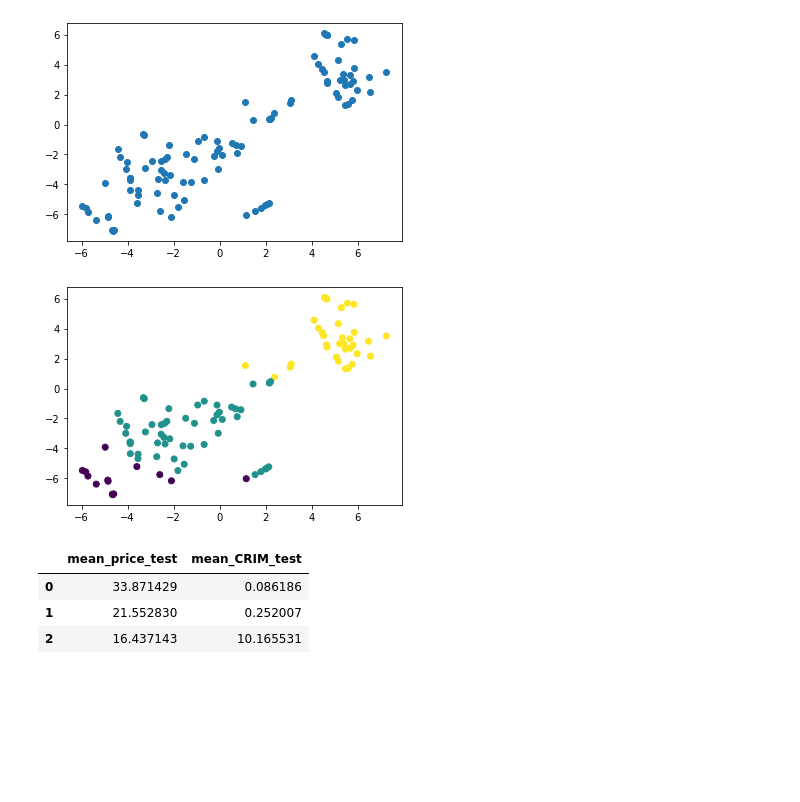
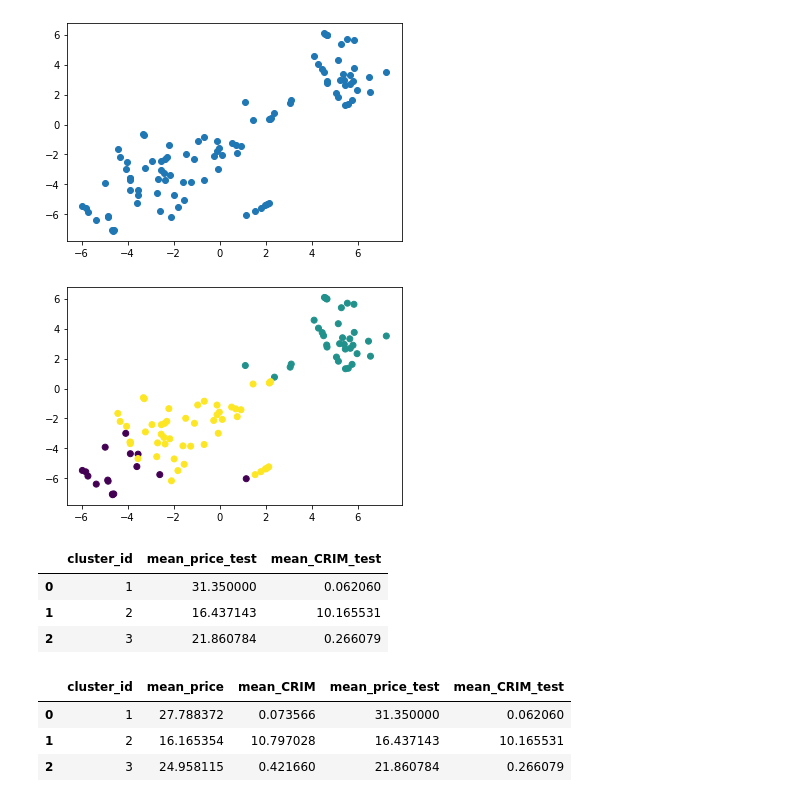
Before and after one commit to AlexandraFil/Geekbrains_2.0, a Jupyter notebook: python_ds/lesson_8/sklearn_without.ipynb, the cells around one changed output. Drawn from its saved outputs; the diff is of its cells as text; code cells hidden in the pictures; blank space fills up the shorter version.

```diff
--- a/python_ds/lesson_8/sklearn_without.ipynb
+++ b/python_ds/lesson_8/sklearn_without.ipynb
@@ -152,22 +157,23 @@ plt.show()
 # %% [output]
 [figure]
 # %%
-labels_test = kmeans.fit_predict(X_test_scaled)
+labels_test = kmeans.predict(X_test_scaled)
 
 plt.scatter(X_test_tsne[:, 0], X_test_tsne[:, 1], c=labels_test)
 
 plt.show()
 # %% [output]
-[figure, old version]
+[figure, new version]
 # %%
 clusters_test = pd.DataFrame({
+    'cluster_id': [1, 2, 3],
     'mean_price_test': [y_test['price'][labels_test == 0].mean(),  y_test['price'][labels_test == 1].mean(), y_test['price'][labels_test == 2].mean()],
     'mean_CRIM_test': [X_test['CRIM'][labels_test == 0].mean(), X_test['CRIM'][labels_test == 1].mean(), X_test['CRIM'][labels_test == 2].mean()],
 })
 
 clusters_test
 # %% [output]
-|  | mean_price_test | mean_CRIM_test |
-| 0 | 33.871429 | 0.086186 |
-| 1 | 21.552830 | 0.252007 |
-| 2 | 16.437143 | 10.165531 |
+|  | cluster_id | mean_price_test | mean_CRIM_test |
+| 0 | 1 | 31.350000 | 0.062060 |
+| 1 | 2 | 16.437143 | 10.165531 |
+| 2 | 3 | 21.860784 | 0.266079 |
@@ -173,0 +182,7 @@ clusters_test
+# %%
+clusters_all
+# %% [output]
+|  | cluster_id | mean_price | mean_CRIM | mean_price_test | mean_CRIM_test |
+| 0 | 1 | 27.788372 | 0.073566 | 31.350000 | 0.062060 |
+| 1 | 2 | 16.165354 | 10.797028 | 16.437143 | 10.165531 |
+| 2 | 3 | 24.958115 | 0.421660 | 21.860784 | 0.266079 |
```
Also changed, not shown: parts of 3 cells of this notebook.
